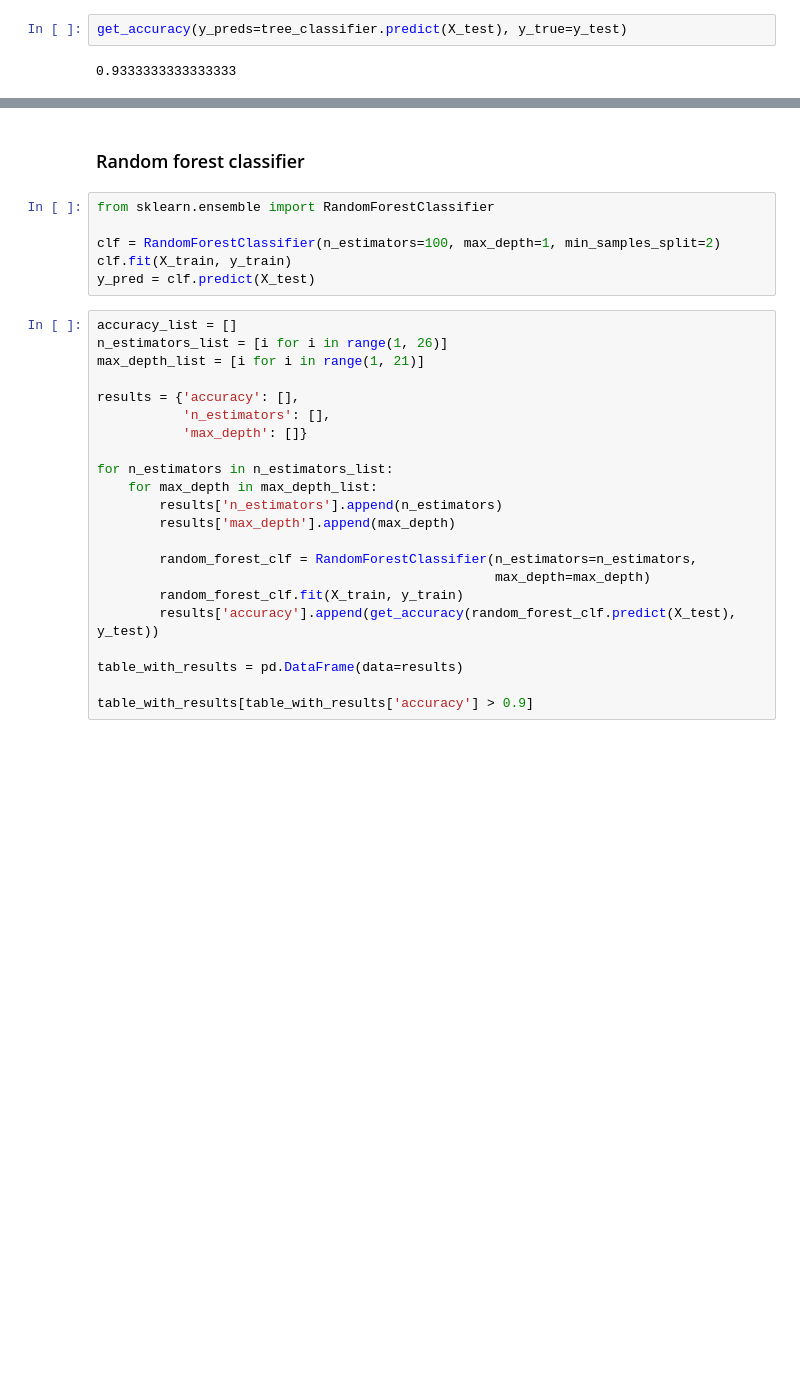
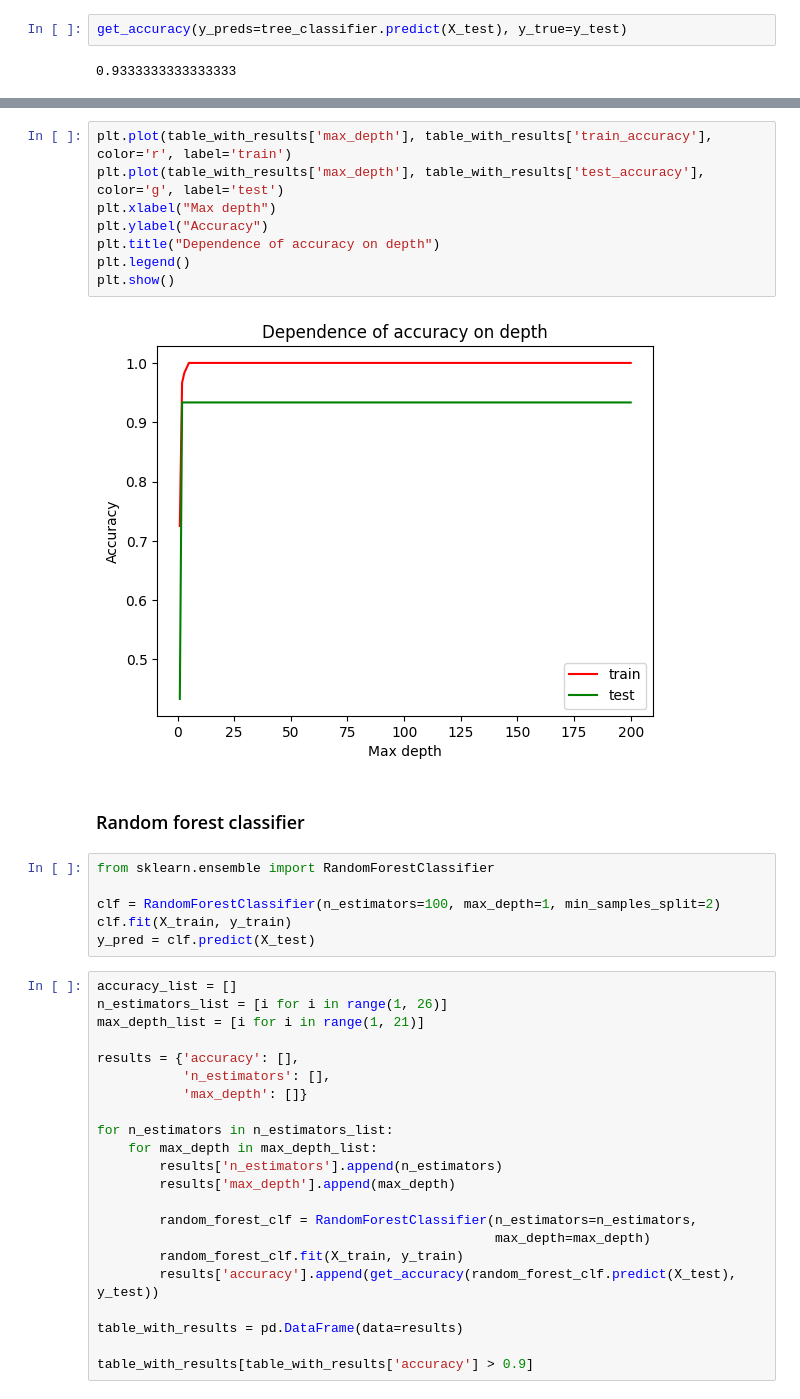
Before and after one commit to myadryshnikova/ML_practice, a Jupyter notebook: SUSU practice/knn/KNN and Decision Trees.ipynb, the cells around one changed output, grey strips where cells are left out. Cells and saved outputs as stored; diff of their text form; blank space fills up the shorter version.

```diff
--- a/SUSU practice/knn/KNN and Decision Trees.ipynb
+++ b/SUSU practice/knn/KNN and Decision Trees.ipynb
@@ -397,3 +400,13 @@ table_with_results[table_with_results['accuracy'] > 9.4]
+# %%
+plt.plot(table_with_results['max_depth'], table_with_results['train_accuracy'], color='r', label='train')
+plt.plot(table_with_results['max_depth'], table_with_results['test_accuracy'], color='g', label='test')
+plt.xlabel("Max depth")
+plt.ylabel("Accuracy")
+plt.title("Dependence of accuracy on depth")
+plt.legend()
+plt.show()
+# %% [output]
+[figure, added]
 # %% [markdown]
 ### Random forest classifier
 # %%
```
Also changed, not shown: parts of 14 cells of this notebook, 4 other files.
